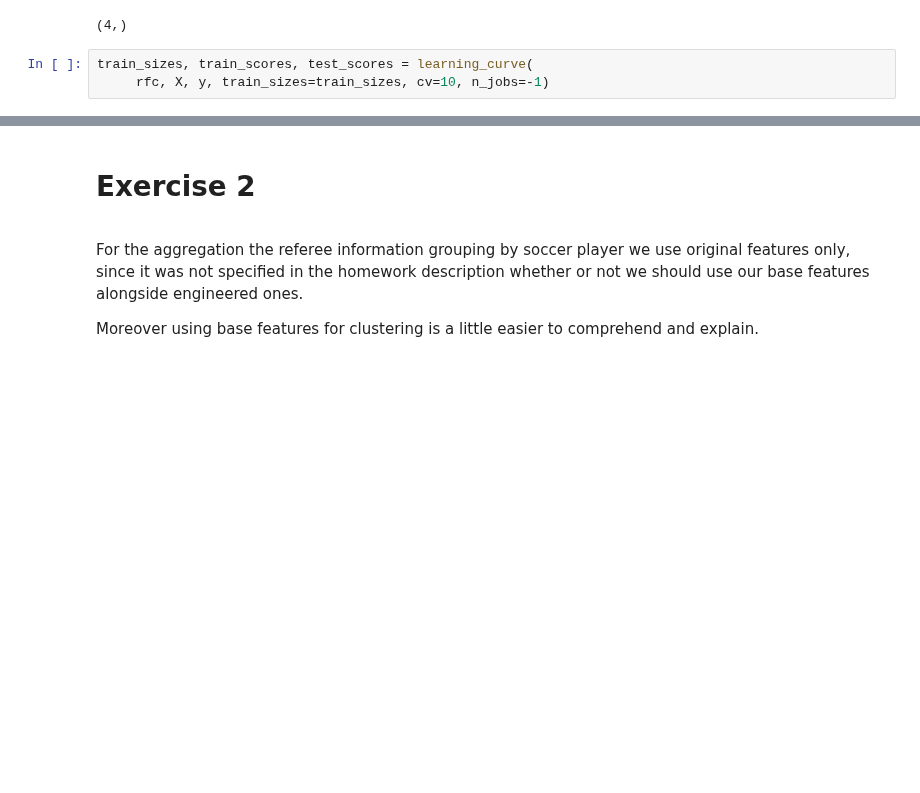
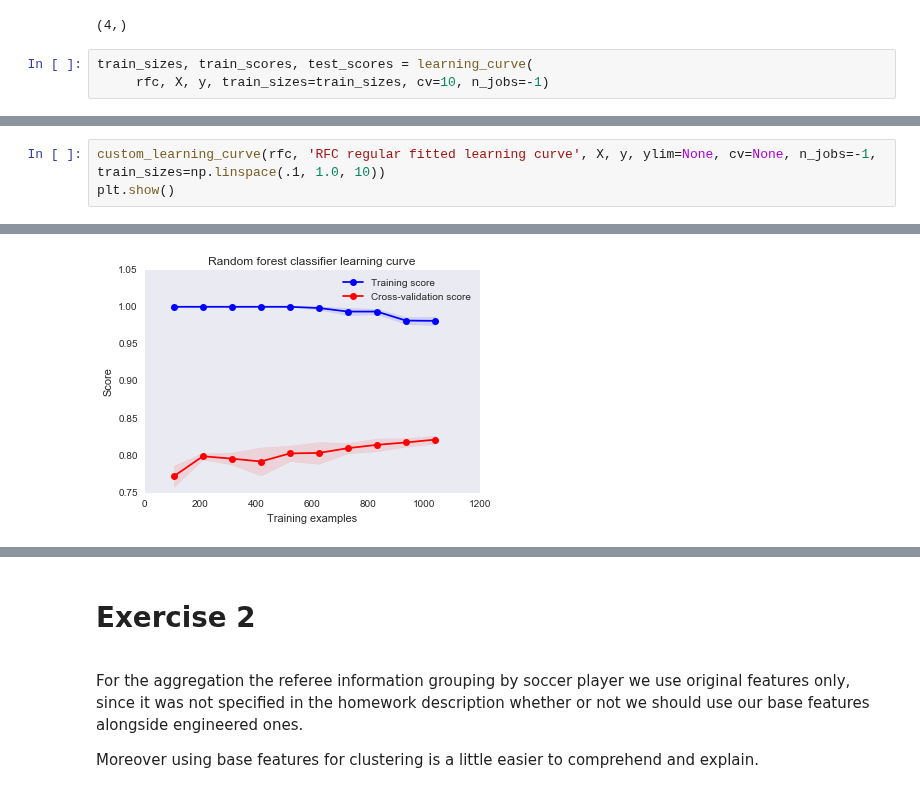
Before and after one commit to PaluchowskiMatthew/ADA-Kepler, a Jupyter notebook: 05 - Applied ML/Applied ML.ipynb, the cells around one changed output, grey strips where cells are left out. Drawn from its saved outputs; the diff is of its cells as text; blank space fills up the shorter version.

```diff
--- a/05 - Applied ML/Applied ML.ipynb
+++ b/05 - Applied ML/Applied ML.ipynb
@@ -591,0 +589,4 @@ plt.show()
+# %%
+custom_learning_curve(rfc, 'RFC regular fitted learning curve', X, y, ylim=None, cv=None, n_jobs=-1, train_sizes=np.linspace(.1, 1.0, 10))
+plt.show()
+# %% [output]
@@ -591,0 +594 @@ plt.show()
+[figure, added]
```
Also changed, not shown: parts of 6 cells of this notebook.
